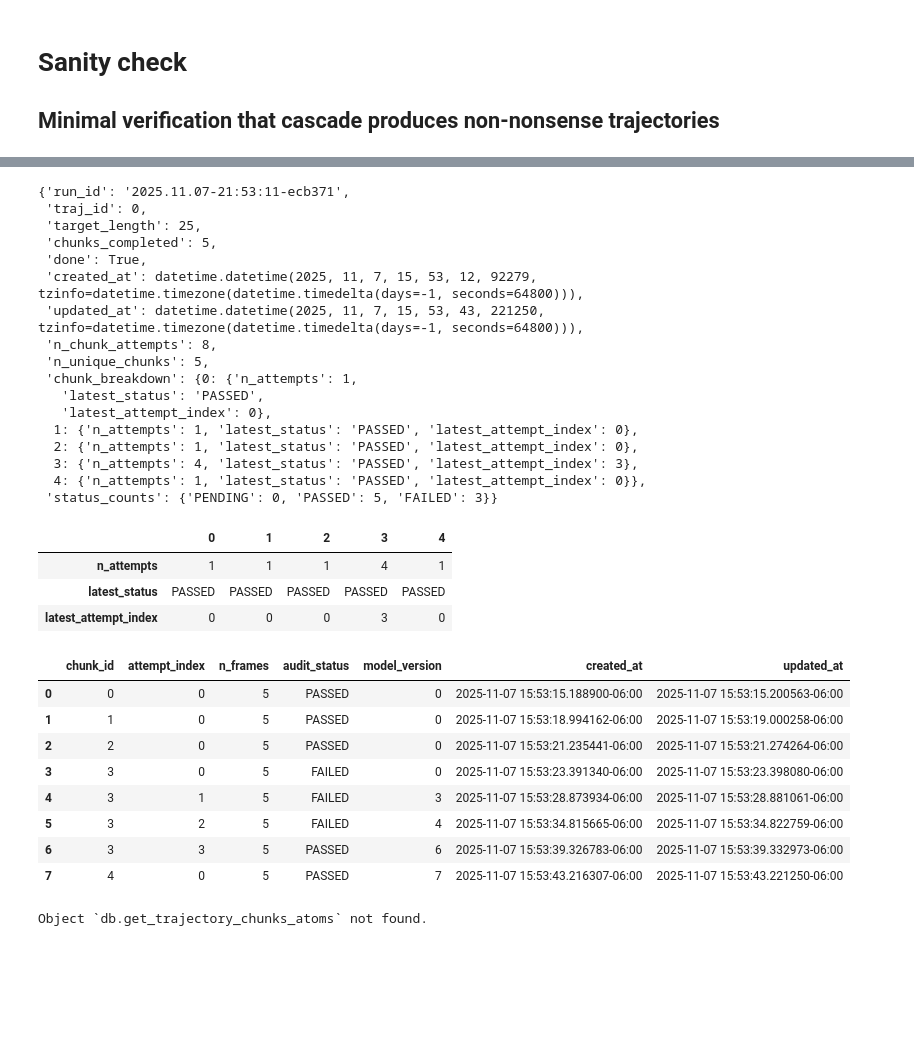
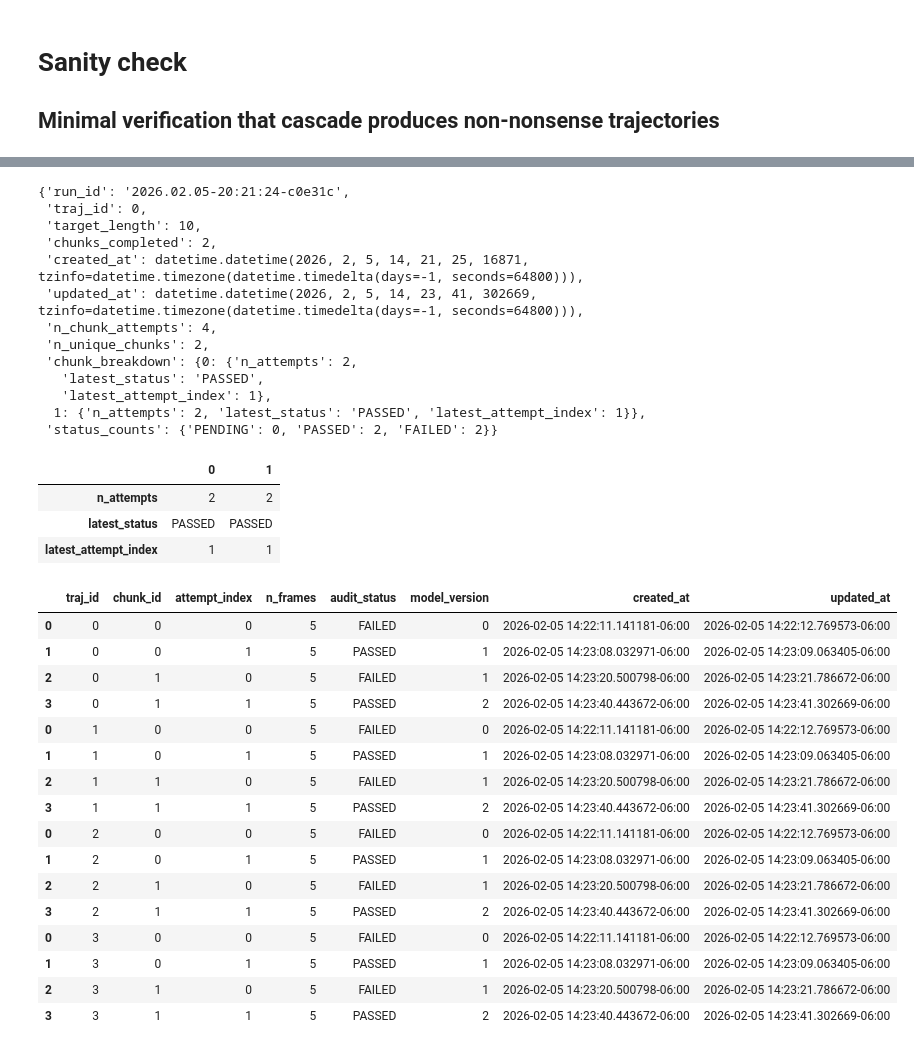
Before and after one commit to globus-labs/cascade, a Jupyter notebook: 3_cascade/1_sanity_check_run.ipynb, the cells around one changed output, grey strips where cells are left out. Cells and saved outputs as stored; diff of their text form; code cells hidden in the pictures; blank space fills up the shorter version.

```diff
--- a/3_cascade/1_sanity_check_run.ipynb
+++ b/3_cascade/1_sanity_check_run.ipynb
@@ -50,4 +51,4 @@ runs.tail()
 # %%
 last_run_id = runs['run_id'][0]
-db.list_run_summary(runs['run_id'][0])
+db.list_run_summary(last_run_id)
 # %% [output]
@@ -73,45 +76,54 @@ traj_info
 run_summary = db.list_trajectory_summary(last_run_id, 0)
 run_summary
 # %% [output]
-{'run_id': '2025.11.07-21:53:11-ecb371',
+{'run_id': '2026.02.05-20:21:24-c0e31c',
  'traj_id': 0,
- 'target_length': 25,
- 'chunks_completed': 5,
- 'done': True,
- 'created_at': datetime.datetime(2025, 11, 7, 15, 53, 12, 92279, tzinfo=datetime.timezone(datetime.timedelta(days=-1, seconds=64800))),
- 'updated_at': datetime.datetime(2025, 11, 7, 15, 53, 43, 221250, tzinfo=datetime.timezone(datetime.timedelta(days=-1, seconds=64800))),
- 'n_chunk_attempts': 8,
- 'n_unique_chunks': 5,
- 'chunk_breakdown': {0: {'n_attempts': 1,
+ 'target_length': 10,
+ 'chunks_completed': 2,
+ 'created_at': datetime.datetime(2026, 2, 5, 14, 21, 25, 16871, tzinfo=datetime.timezone(datetime.timedelta(days=-1, seconds=64800))),
+ 'updated_at': datetime.datetime(2026, 2, 5, 14, 23, 41, 302669, tzinfo=datetime.timezone(datetime.timedelta(days=-1, seconds=64800))),
+ 'n_chunk_attempts': 4,
+ 'n_unique_chunks': 2,
+ 'chunk_breakdown': {0: {'n_attempts': 2,
    'latest_status': 'PASSED',
-   'latest_attempt_index': 0},
-  1: {'n_attempts': 1, 'latest_status': 'PASSED', 'latest_attempt_index': 0},
-  2: {'n_attempts': 1, 'latest_status': 'PASSED', 'latest_attempt_index': 0},
-  3: {'n_attempts': 4, 'latest_status': 'PASSED', 'latest_attempt_index': 3},
-  4: {'n_attempts': 1, 'latest_status': 'PASSED', 'latest_attempt_index': 0}},
- 'status_counts': {'PENDING': 0, 'PASSED': 5, 'FAILED': 3}}
+   'latest_attempt_index': 1},
+  1: {'n_attempts': 2, 'latest_status': 'PASSED', 'latest_attempt_index': 1}},
+ 'status_counts': {'PENDING': 0, 'PASSED': 2, 'FAILED': 2}}
 # %%
 chunks = pd.DataFrame.from_records(run_summary['chunk_breakdown'])
 chunks
 # %% [output]
-|  | 0 | 1 | 2 | 3 | 4 |
-| n_attempts | 1 | 1 | 1 | 4 | 1 |
-| latest_status | PASSED | PASSED | PASSED | PASSED | PASSED |
-| latest_attempt_index | 0 | 0 | 0 | 3 | 0 |
+|  | 0 | 1 |
+| n_attempts | 2 | 2 |
+| latest_status | PASSED | PASSED |
+| latest_attempt_index | 1 | 1 |
+# %%
+traj_ids = traj_info['traj_id']
+# %%
+pd.set_option('display.max_rows', 100)
 # %%
-attempts = pd.DataFrame.from_records(db.list_trajectory_attempts(last_run_id, 0))
-attempts#[['chunk_id', 'attempt_index', 'audit_status']]
+attempt_details = []
+for traj_id in traj_ids:
+    df = pd.DataFrame.from_records(db.list_trajectory_attempts(last_run_id, 0))
+    df.insert(loc=0, column='traj_id', value=traj_id)
+    attempt_details.append(df)
+attempt_details = pd.concat(attempt_details)
+attempt_details
 # %% [output]
-|  | chunk_id | attempt_index | n_frames | audit_status | model_version | created_at | updated_at |
-| 0 | 0 | 0 | 5 | PASSED | 0 | 2025-11-07 15:53:15.188900-06:00 | 2025-11-07 15:53:15.200563-06:00 |
-| 1 | 1 | 0 | 5 | PASSED | 0 | 2025-11-07 15:53:18.994162-06:00 | 2025-11-07 15:53:19.000258-06:00 |
-| 2 | 2 | 0 | 5 | PASSED | 0 | 2025-11-07 15:53:21.235441-06:00 | 2025-11-07 15:53:21.274264-06:00 |
-| 3 | 3 | 0 | 5 | FAILED | 0 | 2025-11-07 15:53:23.391340-06:00 | 2025-11-07 15:53:23.398080-06:00 |
-| 4 | 3 | 1 | 5 | FAILED | 3 | 2025-11-07 15:53:28.873934-06:00 | 2025-11-07 15:53:28.881061-06:00 |
-| 5 | 3 | 2 | 5 | FAILED | 4 | 2025-11-07 15:53:34.815665-06:00 | 2025-11-07 15:53:34.822759-06:00 |
-| 6 | 3 | 3 | 5 | PASSED | 6 | 2025-11-07 15:53:39.326783-06:00 | 2025-11-07 15:53:39.332973-06:00 |
-| 7 | 4 | 0 | 5 | PASSED | 7 | 2025-11-07 15:53:43.216307-06:00 | 2025-11-07 15:53:43.221250-06:00 |
+|  | traj_id | chunk_id | attempt_index | n_frames | audit_status | model_version | created_at | updated_at |
+| 0 | 0 | 0 | 0 | 5 | FAILED | 0 | 2026-02-05 14:22:11.141181-06:00 | 2026-02-05 14:22:12.769573-06:00 |
+| 1 | 0 | 0 | 1 | 5 | PASSED | 1 | 2026-02-05 14:23:08.032971-06:00 | 2026-02-05 14:23:09.063405-06:00 |
+| 2 | 0 | 1 | 0 | 5 | FAILED | 1 | 2026-02-05 14:23:20.500798-06:00 | 2026-02-05 14:23:21.786672-06:00 |
+| 3 | 0 | 1 | 1 | 5 | PASSED | 2 | 2026-02-05 14:23:40.443672-06:00 | 2026-02-05 14:23:41.302669-06:00 |
+| 0 | 1 | 0 | 0 | 5 | FAILED | 0 | 2026-02-05 14:22:11.141181-06:00 | 2026-02-05 14:22:12.769573-06:00 |
+| 1 | 1 | 0 | 1 | 5 | PASSED | 1 | 2026-02-05 14:23:08.032971-06:00 | 2026-02-05 14:23:09.063405-06:00 |
+| 2 | 1 | 1 | 0 | 5 | FAILED | 1 | 2026-02-05 14:23:20.500798-06:00 | 2026-02-05 14:23:21.786672-06:00 |
+| 3 | 1 | 1 | 1 | 5 | PASSED | 2 | 2026-02-05 14:23:40.443672-06:00 | 2026-02-05 14:23:41.302669-06:00 |
+| 0 | 2 | 0 | 0 | 5 | FAILED | 0 | 2026-02-05 14:22:11.141181-06:00 | 2026-02-05 14:22:12.769573-06:00 |
+| 1 | 2 | 0 | 1 | 5 | PASSED | 1 | 2026-02-05 14:23:08.032971-06:00 | 2026-02-05 14:23:09.063405-06:00 |
+| 2 | 2 | 1 | 0 | 5 | FAILED | 1 | 2026-02-05 14:23:20.500798-06:00 | 2026-02-05 14:23:21.786672-06:00 |
+| 3 | 2 | 1 | 1 | 5 | PASSED | 2 | 2026-02-05 14:23:40.443672-06:00 | 2026-02-05 14:23:41.302669-06:00 |
+| 0 | 3 | 0 | 0 | 5 | FAILED | 0 | 2026-02-05 14:22:11.141181-06:00 | 2026-02-05 14:22:12.769573-06:00 |
+| 1 | 3 | 0 | 1 | 5 | PASSED | 1 | 2026-02-05 14:23:08.032971-06:00 | 2026-02-05 14:23:09.063405-06:00 |
+| 2 | 3 | 1 | 0 | 5 | FAILED | 1 | 2026-02-05 14:23:20.500798-06:00 | 2026-02-05 14:23:21.786672-06:00 |
+| 3 | 3 | 1 | 1 | 5 | PASSED | 2 | 2026-02-05 14:23:40.443672-06:00 | 2026-02-05 14:23:41.302669-06:00 |
-# %%
-db.get_trajectory_chunks_atoms?
-# %% [output]
-Object `db.get_trajectory_chunks_atoms` not found.
```
Also changed, not shown: parts of 16 cells of this notebook, 16 other files.
